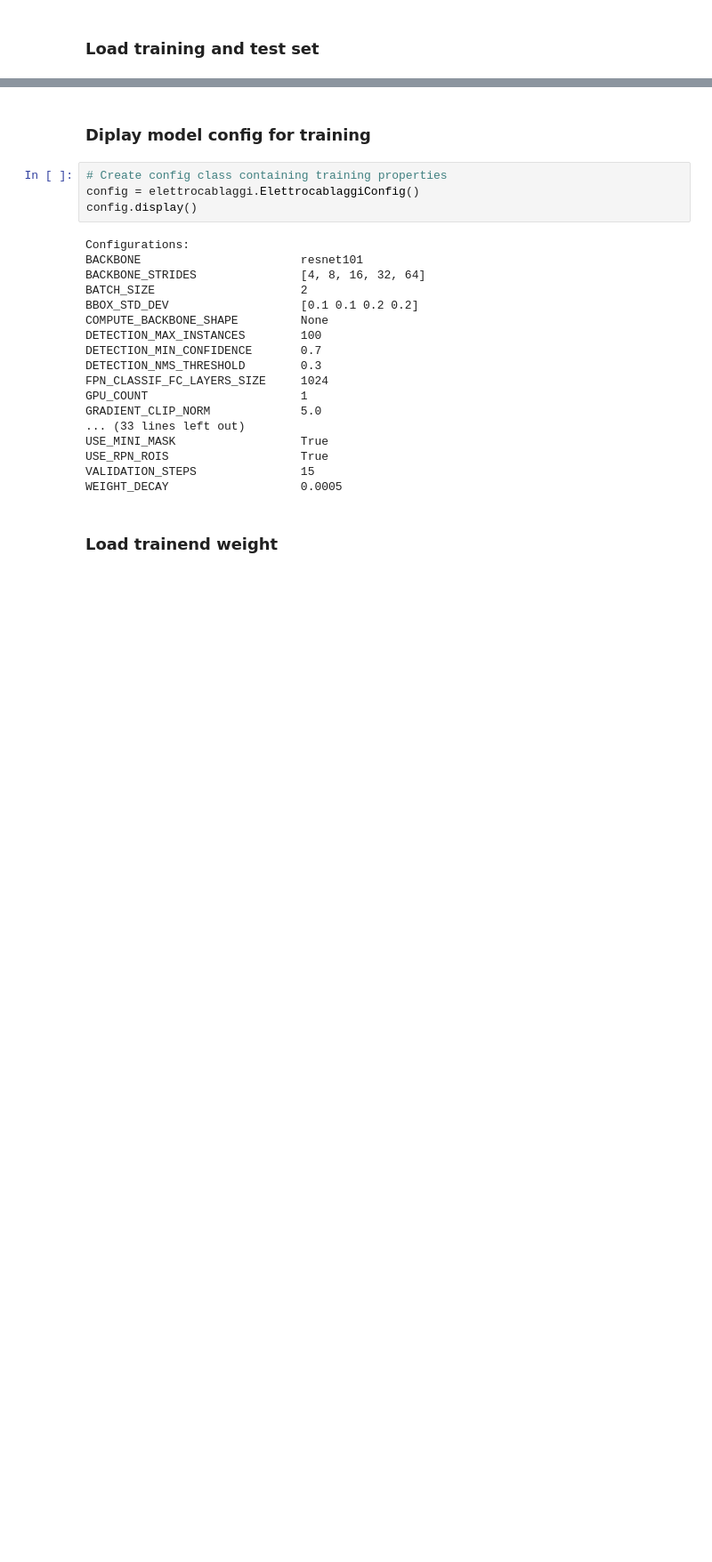
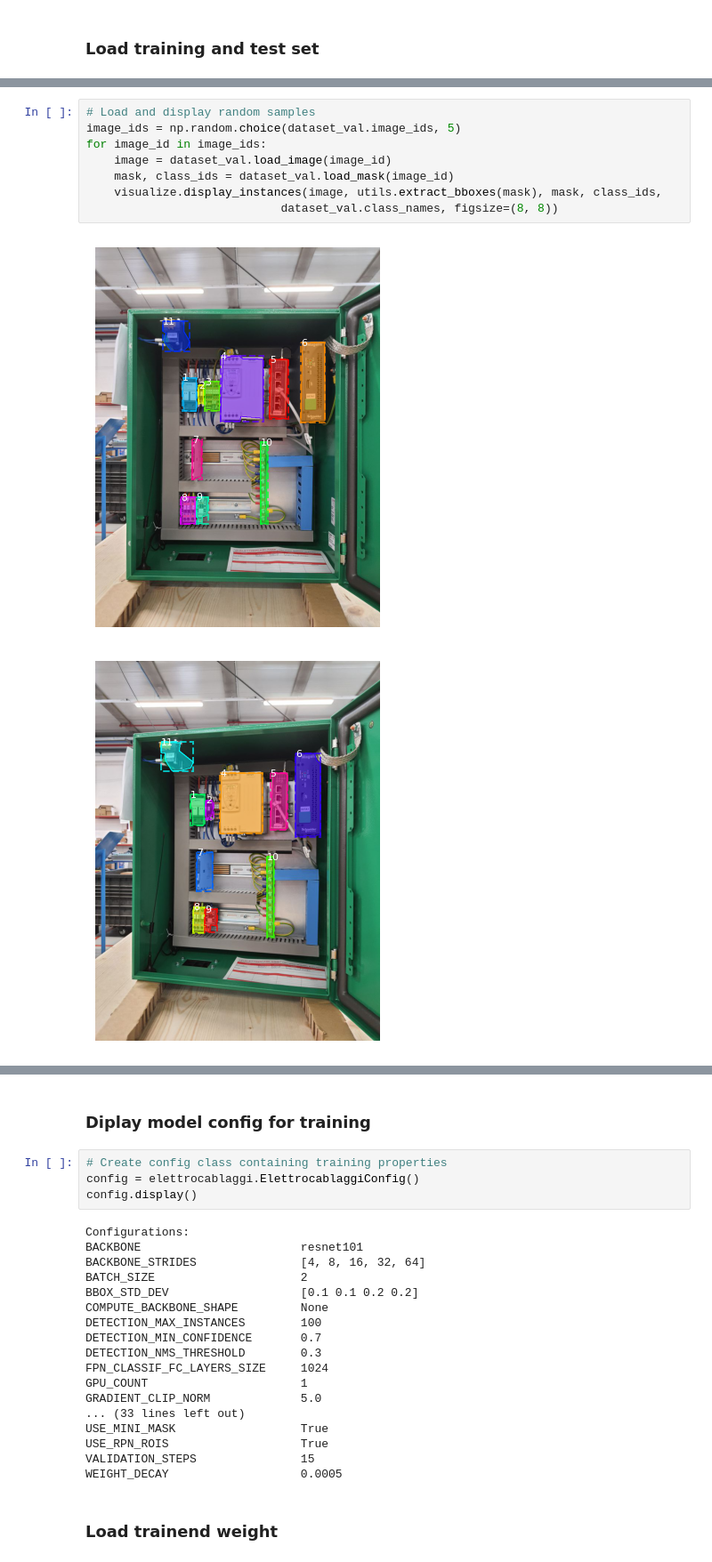
Before and after one commit to aleqrt/mask-rcnn-api, a Jupyter notebook: samples/elettrocablaggi/elettrocablaggi.ipynb, the cells around one changed output, grey strips where cells are left out. Shown at 89% size. Saved outputs shown, nothing was run; the diff lists cells and outputs as text; blank space fills up the shorter version.

Commit message:
Primo versione prototipo mask-rcnn

```diff
--- a/samples/elettrocablaggi/elettrocablaggi.ipynb
+++ b/samples/elettrocablaggi/elettrocablaggi.ipynb
@@ -61,0 +63,11 @@ for image_id in image_ids:
+# %%
+# Load and display random samples
+image_ids = np.random.choice(dataset_val.image_ids, 5)
+for image_id in image_ids:
+    image = dataset_val.load_image(image_id)
+    mask, class_ids = dataset_val.load_mask(image_id)
+    visualize.display_instances(image, utils.extract_bboxes(mask), mask, class_ids,
+                            dataset_val.class_names, figsize=(8, 8))
+# %% [output]
+[figure, added]
+[figure, added]
```
Also changed, not shown: parts of 5 cells of this notebook, 10 other files.
